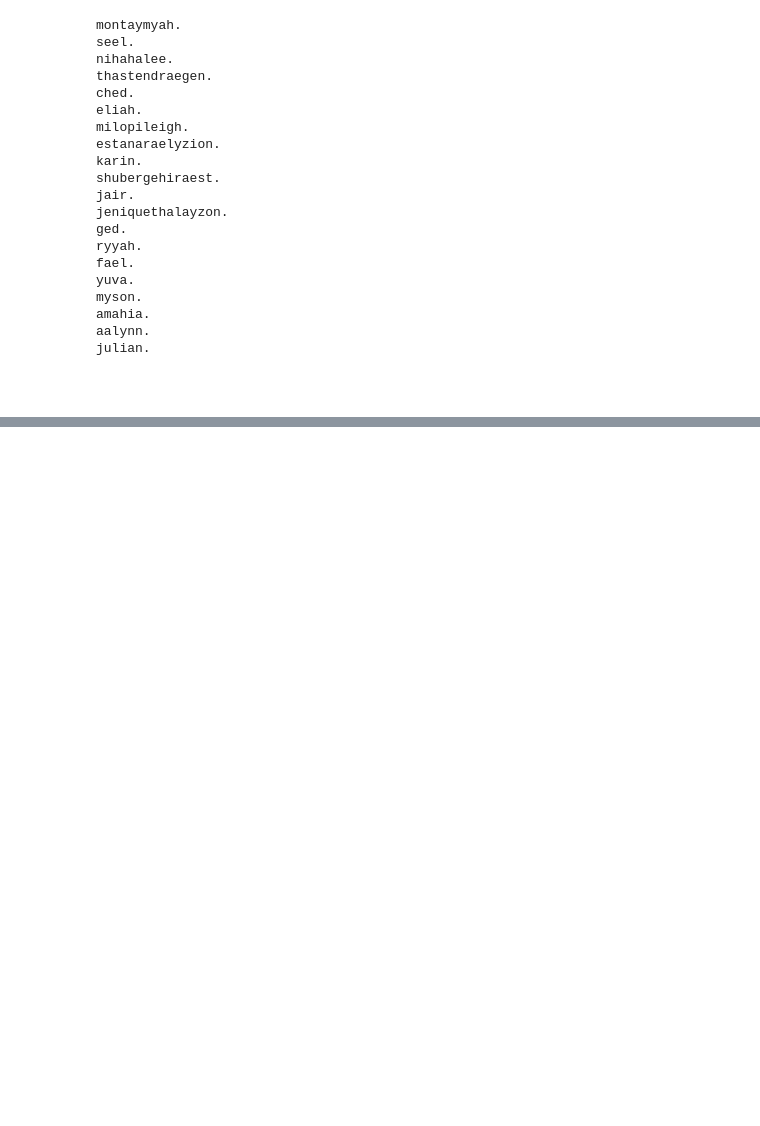
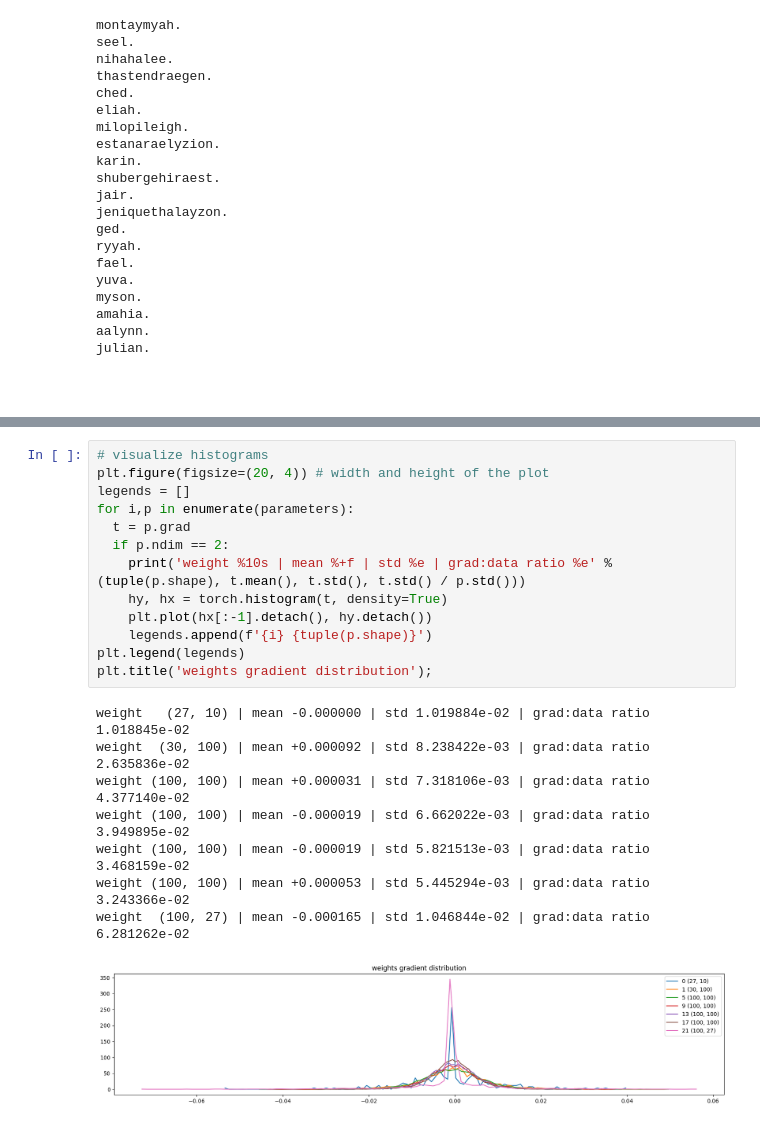
Before and after one commit to emeyva/cs231n-answers, a Jupyter notebook: extra/makemore_pt3.ipynb, the cells around one changed output, grey strips where cells are left out. Saved outputs shown, nothing was run; the diff lists cells and outputs as text; blank space fills up the shorter version.

```diff
--- a/extra/makemore_pt3.ipynb
+++ b/extra/makemore_pt3.ipynb
@@ -370,0 +571,22 @@ julian.
+# %%
+# visualize histograms
+plt.figure(figsize=(20, 4)) # width and height of the plot
+legends = []
+for i,p in enumerate(parameters):
+  t = p.grad
+  if p.ndim == 2:
+    print('weight %10s | mean %+f | std %e | grad:data ratio %e' % (tuple(p.shape), t.mean(), t.std(), t.std() / p.std()))
+    hy, hx = torch.histogram(t, density=True)
+    plt.plot(hx[:-1].detach(), hy.detach())
+    legends.append(f'{i} {tuple(p.shape)}')
+plt.legend(legends)
+plt.title('weights gradient distribution');
+# %% [output]
+weight   (27, 10) | mean -0.000000 | std 1.019884e-02 | grad:data ratio 1.018845e-02
+weight  (30, 100) | mean +0.000092 | std 8.238422e-03 | grad:data ratio 2.635836e-02
+weight (100, 100) | mean +0.000031 | std 7.318106e-03 | grad:data ratio 4.377140e-02
+weight (100, 100) | mean -0.000019 | std 6.662022e-03 | grad:data ratio 3.949895e-02
+weight (100, 100) | mean -0.000019 | std 5.821513e-03 | grad:data ratio 3.468159e-02
+weight (100, 100) | mean +0.000053 | std 5.445294e-03 | grad:data ratio 3.243366e-02
+weight  (100, 27) | mean -0.000165 | std 1.046844e-02 | grad:data ratio 6.281262e-02
+[figure, added]
```
Also changed, not shown: parts of 11 cells of this notebook.
